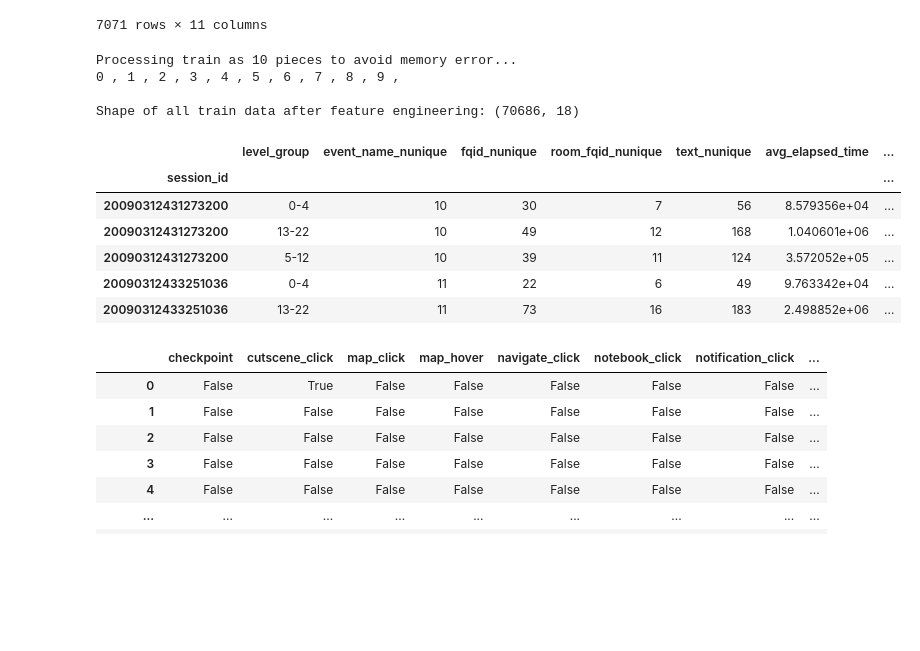
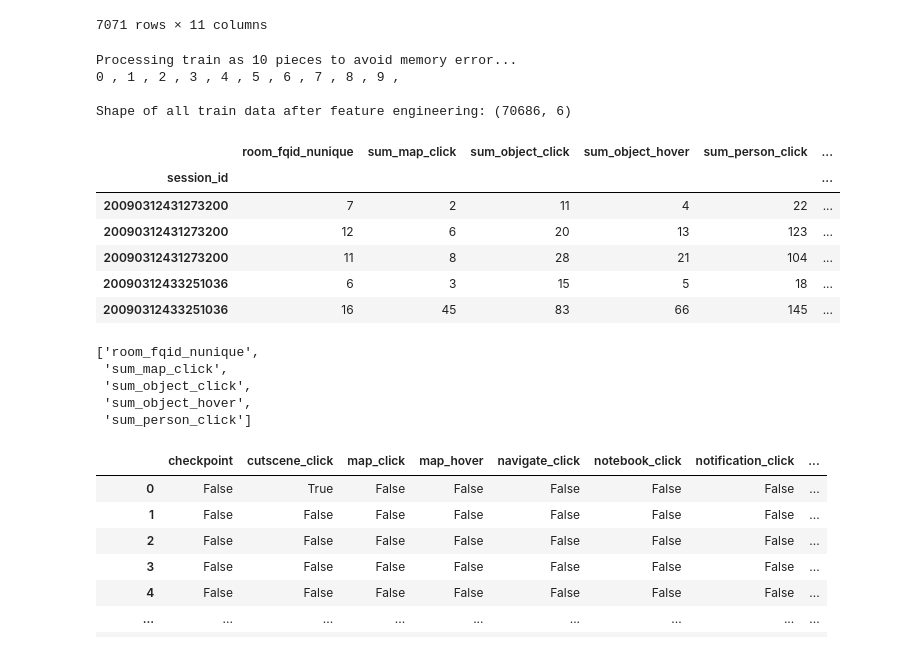
Before and after one commit to sitsawek/predict_student_performance_from_game_play, a Jupyter notebook: predict-student-performance-from-game-play.ipynb, the cells around one changed output. Drawn from its saved outputs; the diff is of its cells as text; code cells hidden in the pictures; blank space fills up the shorter version.

Commit message:
apply feature selection method

```diff
--- a/predict-student-performance-from-game-play.ipynb
+++ b/predict-student-performance-from-game-play.ipynb
@@ -310,8 +303,8 @@ df_train_resize.head()
 # Set columns for feature engineer
 count_var = ['event_name', 'fqid', 'room_fqid', 'text']
 mean_var = ['elapsed_time', 'level']
-event_var = ['navigate_click', 'person_click', 'cutscene_click', 'object_click', 'map_hover'
-, 'notification_click', 'map_click', 'observation_click', 'checkpoint', 'elapsed_time']
+# event_var = ['navigate_click', 'person_click', 'cutscene_click', 'object_click', 'map_hover'
+# , 'notification_click', 'map_click', 'observation_click', 'checkpoint', 'elapsed_time']
 # %%
 # Aggregate feature engineer in session_id and level_group level
 # Add feature engineering
@@ -388,36 +387,52 @@ df_train_resize.groupby(['session_id', 'level_group'])[test].sum().rename(column
 # %%
 # Process Train Data in Pieces
 all_pieces = []
 print(f'Processing train as {PIECES} pieces to avoid memory error...')
 for k in range(PIECES):
     print(k, ', ',end='')
     SKIPS = 0
     if k>0: SKIPS = range(1, skips[k]+1) #--> for skiprows parameter start at 1 and if need use range must + 1 because this will exclude end range number
     train = pd.read_csv('/Users/macintosh/Desktop/data_completitions/Kaggle/2023/predict-student-performance-from-game-play/train.csv'
     , nrows=reads[k], skiprows=SKIPS)
     df_dummies = pd.get_dummies(train['event_name'])
-    dummies_col = df_dummies.columns
+    event_var = [c for c in df_dummies.columns]
     train = pd.concat([train, df_dummies], axis=1)
-    df = feature_engineer(train)
+    df = feature_engineer(train)[FEATURES]
     all_pieces.append(df)
 # Concatenate all pieces
 print('\n')
 del train; gc.collect()
 df_tr = pd.concat(all_pieces, axis=0)
 print('Shape of all train data after feature engineering:', df_tr.shape)
 df_tr.head()
 # %% [output]
 Processing train as 10 pieces to avoid memory error...
 0 , 1 , 2 , 3 , 4 , 5 , 6 , 7 , 8 , 9 ,
 
-Shape of all train data after feature engineering: (70686, 18)
+Shape of all train data after feature engineering: (70686, 6)
-|  | level_group | event_name_nunique | fqid_nunique | room_fqid_nunique | text_nunique | avg_elapsed_time | ... |
-| session_id |  |  |  |  |  |  | ... |
-| 20090312431273200 | 0-4 | 10 | 30 | 7 | 56 | 8.579356e+04 | ... |
-| 20090312431273200 | 13-22 | 10 | 49 | 12 | 168 | 1.040601e+06 | ... |
-| 20090312431273200 | 5-12 | 10 | 39 | 11 | 124 | 3.572052e+05 | ... |
-| 20090312433251036 | 0-4 | 11 | 22 | 6 | 49 | 9.763342e+04 | ... |
-| 20090312433251036 | 13-22 | 11 | 73 | 16 | 183 | 2.498852e+06 | ... |
+|  | room_fqid_nunique | sum_map_click | sum_object_click | sum_object_hover | sum_person_click | ... |
+| session_id |  |  |  |  |  | ... |
+| 20090312431273200 | 7 | 2 | 11 | 4 | 22 | ... |
+| 20090312431273200 | 12 | 6 | 20 | 13 | 123 | ... |
+| 20090312431273200 | 11 | 8 | 28 | 21 | 104 | ... |
+| 20090312433251036 | 6 | 3 | 15 | 5 | 18 | ... |
+| 20090312433251036 | 16 | 45 | 83 | 66 | 145 | ... |
+# %%
+from sklearn.feature_selection import SelectKBest
+from sklearn.feature_selection import f_classif
+features = [i for i in final_df.columns if i not in ['session_id_x', 'level_group', 'session_id_y', 'correct', 'session', 'question_num']]
+fs = SelectKBest(score_func=f_classif, k=5)
+fs.fit_transform(final_df[features], final_df['correct'])
+cols_idxs = fs.get_support(indices=True)
+features_df_new = final_df[features].iloc[:,cols_idxs]
+selected_features = list(features_df_new.columns)
+selected_features
+# %% [output]
+['room_fqid_nunique',
+ 'sum_map_click',
+ 'sum_object_click',
+ 'sum_object_hover',
+ 'sum_person_click']
 # %%
 pd.get_dummies(train['event_name'])
 # %% [output]
```
Also changed, not shown: parts of 23 cells of this notebook.
